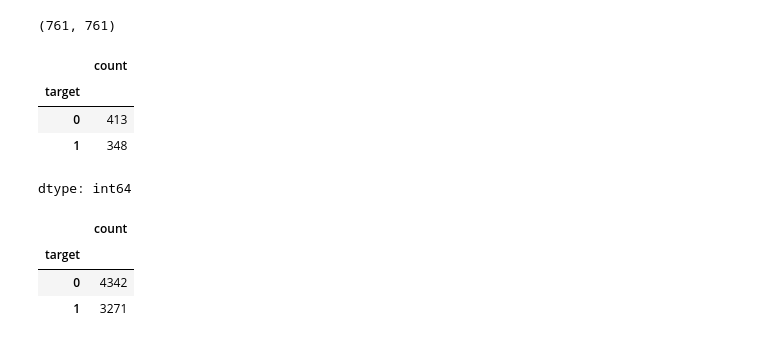
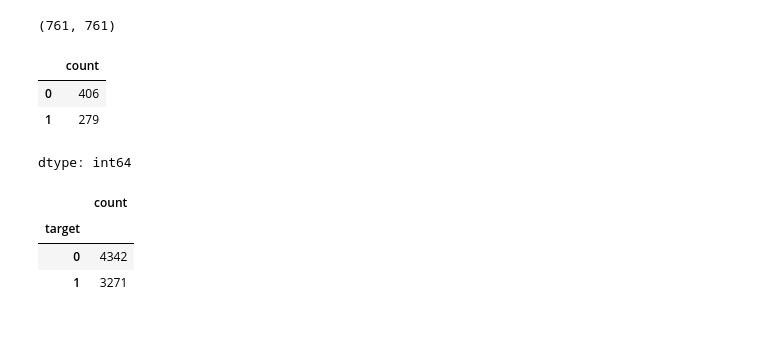
Before and after one commit to whiplaaash/TF-NLP, a Jupyter notebook: colab_NLP.ipynb, the cells around one changed output. Saved outputs shown, nothing was run; the diff lists cells and outputs as text; code cells hidden in the pictures.

```diff
--- a/colab_NLP.ipynb
+++ b/colab_NLP.ipynb
@@ -1294,14 +1307,18 @@ len(train_sentences_10_percent), len(train_labels_10_percent)
 # %% [output]
 (761, 761)
-# %%
-# check the number of targets in our subset of data
-train_10_percent["target"].value_counts()
-# %% [output]
-|  | count |
-| target |  |
-| 0 | 413 |
-| 1 | 348 |
-dtype: int64
+# %%
+# Making a better data split (no data leakage)
+train_10_percent_split = int(0.1 * len(train_sentences))
+train_sentences_10_percent = train_sentences[:train_10_percent_split]
+train_labels_10_percent = train_labels[:train_10_percent_split]
+# %%
+# Check the number of each label
+pd.Series(np.array(train_labels_10_percent)).value_counts()
+# %% [output]
+|  | count |
+| 0 | 406 |
+| 1 | 279 |
+dtype: int64
 # %%
 train_df_shuffled["target"].value_counts()
 # %% [output]
```
Also changed, not shown: parts of 42 cells of this notebook.
